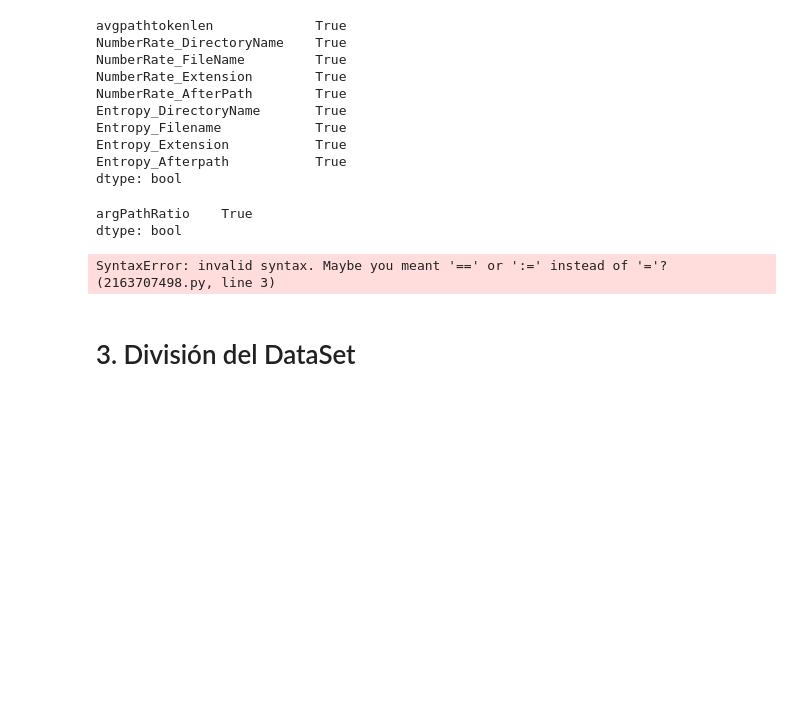
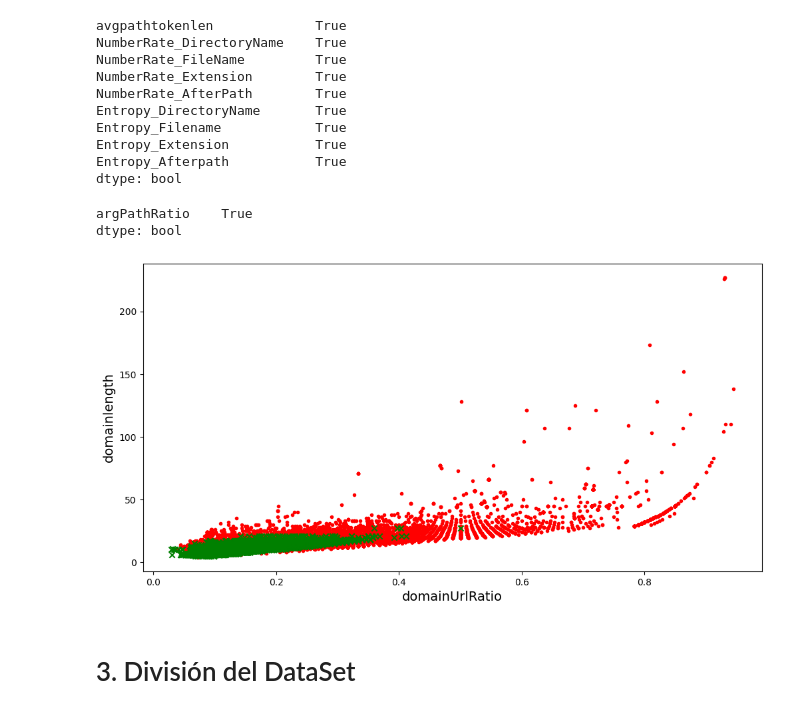
Before and after one commit to IsmaelJrDev/SVM, a Jupyter notebook: support_vector_machine.ipynb, the cells around one changed output. Cells and saved outputs as stored; diff of their text form; code cells hidden in the pictures; blank space fills up the shorter version.

```diff
--- a/support_vector_machine.ipynb
+++ b/support_vector_machine.ipynb
@@ -151,13 +151,13 @@ dtype: bool
 # %%
 # Representacion grafica de dos caracteristicas
 plt.figure(figsize=(12, 6))
-plt.scatter(df["domainUrlRatio"][df['URL_Type_obf_Type']== "phishing", df["domainlength"[df['URL_Type_obf_Type']== "phishing"]], c="r", marker="."])
-plt.scatter(df["domainUrlRatio"][df['URL_Type_obf_Type']== "benign", df["domainlength"[df['URL_Type_obf_Type']== "benign"]], c="g", marker="x"])
+plt.scatter(df["domainUrlRatio"][df['URL_Type_obf_Type'] == "phishing"], df["domainlength"][df['URL_Type_obf_Type'] == "phishing"], c = "r", marker = ".")
+plt.scatter(df["domainUrlRatio"][df['URL_Type_obf_Type'] == "benign"], df["domainlength"][df['URL_Type_obf_Type'] == "benign"], c="g", marker="x")
 plt.xlabel("domainUrlRatio", fontsize=14)
 plt.ylabel("domainlength", fontsize=14)
 plt.show()
 # %% [output]
-SyntaxError: invalid syntax. Maybe you meant '==' or ':=' instead of '='? (2163707498.py, line 3)
+[figure, added]
 # %% [markdown]
 # 3. División del DataSet
 # %%
```
Also changed, not shown: parts of 2 cells of this notebook.
